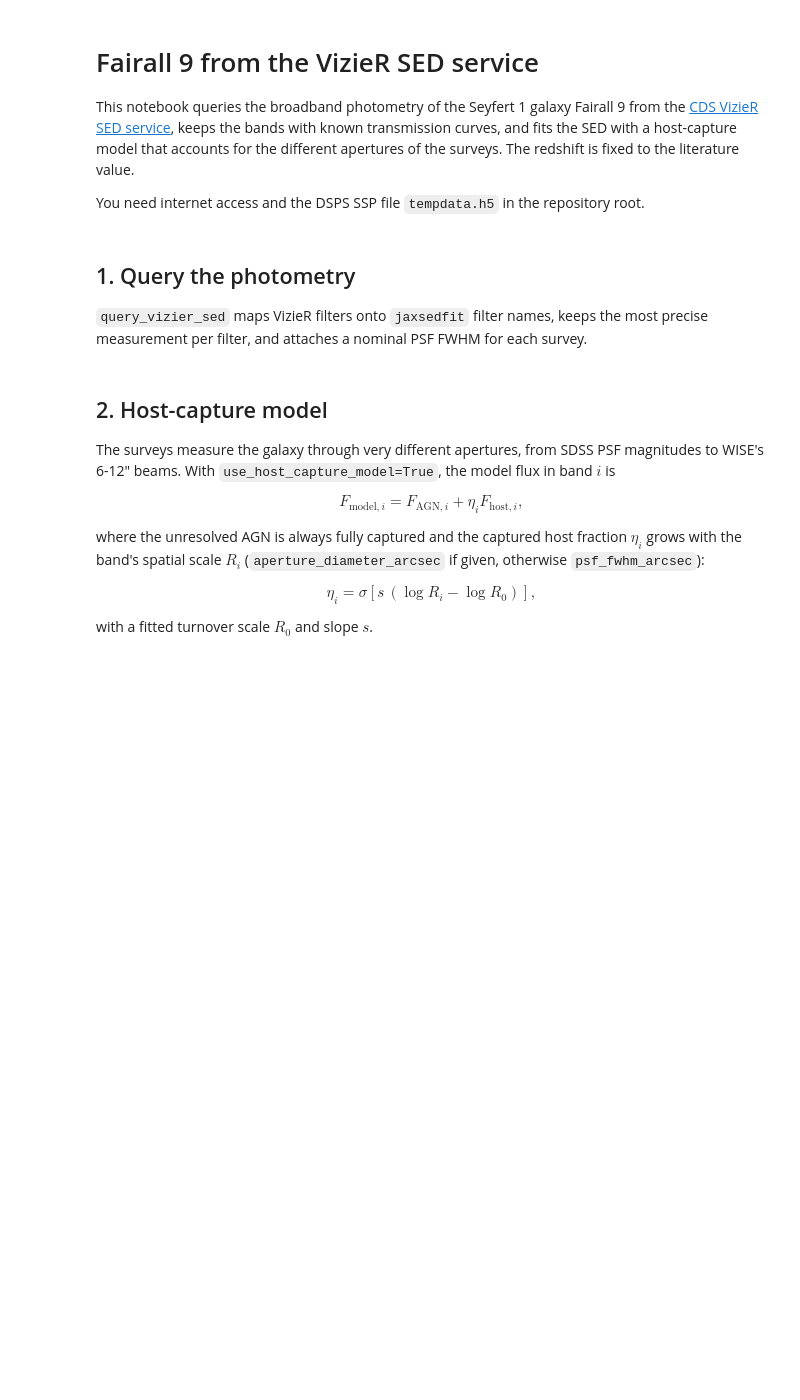
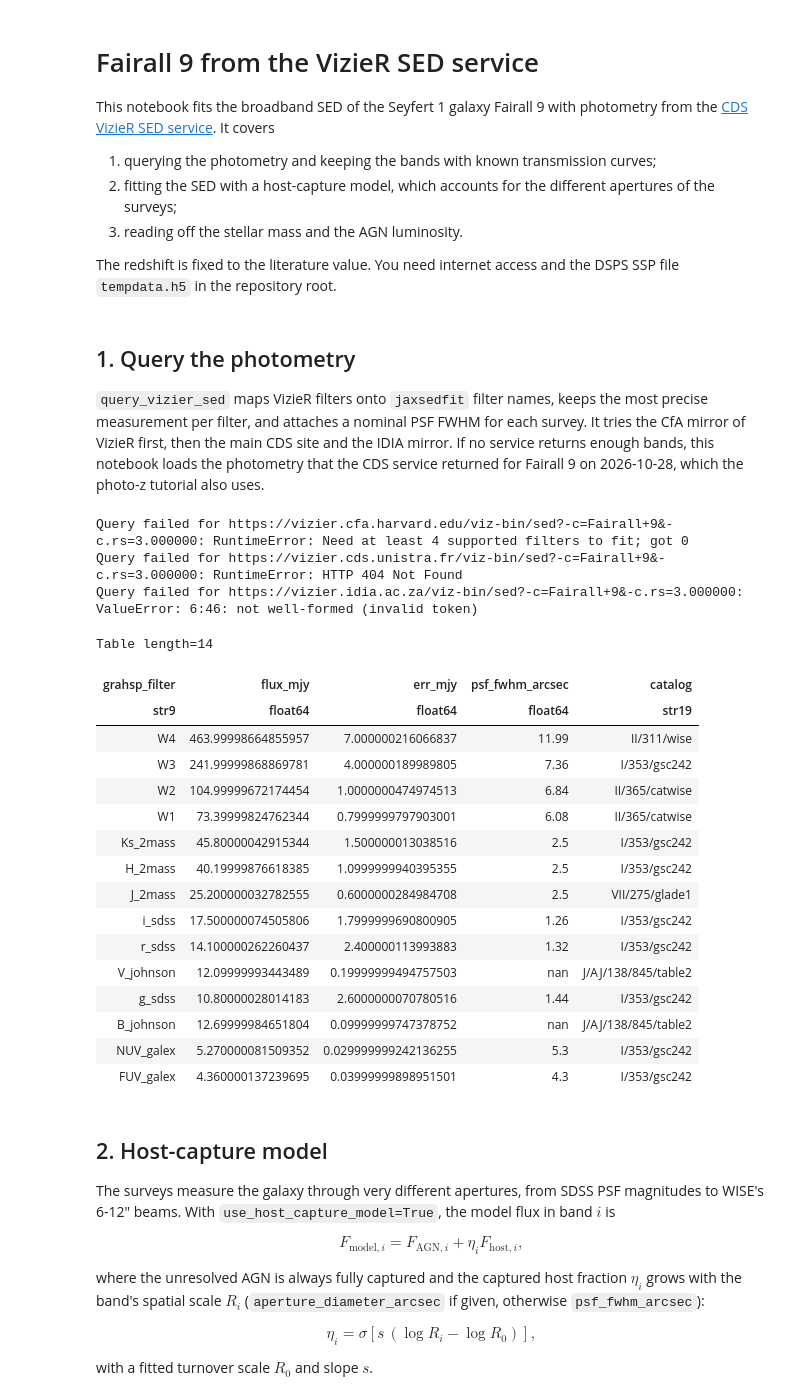
Before and after one commit to burke86/jaxsedfit, a Jupyter notebook: notebooks/02_vizier_fairall9.ipynb, the cells around one changed output. Cells and saved outputs as stored; diff of their text form; code cells hidden in the pictures; blank space fills up the shorter version.

```diff
--- a/notebooks/02_vizier_fairall9.ipynb
+++ b/notebooks/02_vizier_fairall9.ipynb
@@ -1,9 +1,13 @@
 # %% [markdown]
 # Fairall 9 from the VizieR SED service
 
-This notebook queries the broadband photometry of the Seyfert 1 galaxy Fairall 9 from the [CDS VizieR SED service](http://vizier.cds.unistra.fr/vizier/sed/), keeps the bands with known transmission curves, and fits the SED with a host-capture model that accounts for the different apertures of the surveys. The redshift is fixed to the literature value.
+This notebook fits the broadband SED of the Seyfert 1 galaxy Fairall 9 with photometry from the [CDS VizieR SED service](https://vizier.cds.unistra.fr/vizier/sed/). It covers
 
-You need internet access and the DSPS SSP file `tempdata.h5` in the repository root.
+1. querying the photometry and keeping the bands with known transmission curves;
+2. fitting the SED with a host-capture model, which accounts for the different apertures of the surveys;
+3. reading off the stellar mass and the AGN luminosity.
+
+The redshift is fixed to the literature value. You need internet access and the DSPS SSP file `tempdata.h5` in the repository root.
 # %%
 import numpy as np
 import numpyro.distributions as dist
@@ -26,11 +30,36 @@ from jaxsedfit.vizier import query_vizier_sed
 # %% [markdown]
 ## 1. Query the photometry
 
-`query_vizier_sed` maps VizieR filters onto `jaxsedfit` filter names, keeps the most precise measurement per filter, and attaches a nominal PSF FWHM for each survey.
+`query_vizier_sed` maps VizieR filters onto `jaxsedfit` filter names, keeps the most precise measurement per filter, and attaches a nominal PSF FWHM for each survey. It tries the CfA mirror of VizieR first, then the main CDS site and the IDIA mirror. If no service returns enough bands, this notebook loads the photometry that the CDS service returned for Fairall 9 on 2026-10-28, which the photo-z tutorial also uses.
 # %%
-rows, sed_table, url = query_vizier_sed("Fairall 9", radius=3.0)
-phot = Table(rows=rows)["grahsp_filter", "flux_mjy", "err_mjy", "psf_fwhm_arcsec", "catalog"]
+try:
+    rows, sed_table, url = query_vizier_sed("Fairall 9", radius=3.0)
+    phot = Table(rows=rows)
+except RuntimeError:
+    phot = Table.read("data/fairall9_vizier_photometry.ecsv")
+phot = phot["grahsp_filter", "flux_mjy", "err_mjy", "psf_fwhm_arcsec", "catalog"]
 phot
+# %% [output]
+Query failed for https://vizier.cfa.harvard.edu/viz-bin/sed?-c=Fairall+9&-c.rs=3.000000: RuntimeError: Need at least 4 supported filters to fit; got 0
+Query failed for https://vizier.cds.unistra.fr/viz-bin/sed?-c=Fairall+9&-c.rs=3.000000: RuntimeError: HTTP 404 Not Found
+Query failed for https://vizier.idia.ac.za/viz-bin/sed?-c=Fairall+9&-c.rs=3.000000: ValueError: 6:46: not well-formed (invalid token)
+Table length=14
+| grahsp_filter | flux_mjy | err_mjy | psf_fwhm_arcsec | catalog |
+| str9 | float64 | float64 | float64 | str19 |
+| W4 | 463.99998664855957 | 7.000000216066837 | 11.99 | II/311/wise |
+| W3 | 241.99999868869781 | 4.000000189989805 | 7.36 | I/353/gsc242 |
+| W2 | 104.99999672174454 | 1.0000000474974513 | 6.84 | II/365/catwise |
+| W1 | 73.39999824762344 | 0.7999999797903001 | 6.08 | II/365/catwise |
+| Ks_2mass | 45.80000042915344 | 1.500000013038516 | 2.5 | I/353/gsc242 |
+| H_2mass | 40.19999876618385 | 1.0999999940395355 | 2.5 | I/353/gsc242 |
+| J_2mass | 25.200000032782555 | 0.6000000284984708 | 2.5 | VII/275/glade1 |
+| i_sdss | 17.500000074505806 | 1.7999999690800905 | 1.26 | I/353/gsc242 |
+| r_sdss | 14.100000262260437 | 2.400000113993883 | 1.32 | I/353/gsc242 |
+| V_johnson | 12.09999993443489 | 0.19999999494757503 | nan | J/AJ/138/845/table2 |
+| g_sdss | 10.80000028014183 | 2.6000000070780516 | 1.44 | I/353/gsc242 |
+| B_johnson | 12.69999984651804 | 0.09999999747378752 | nan | J/AJ/138/845/table2 |
+| NUV_galex | 5.270000081509352 | 0.029999999242136255 | 5.3 | I/353/gsc242 |
+| FUV_galex | 4.360000137239695 | 0.03999999898951501 | 4.3 | I/353/gsc242 |
 # %% [markdown]
 ## 2. Host-capture model
 
```
Also changed, not shown: parts of 6 cells of this notebook, 2 other files.
